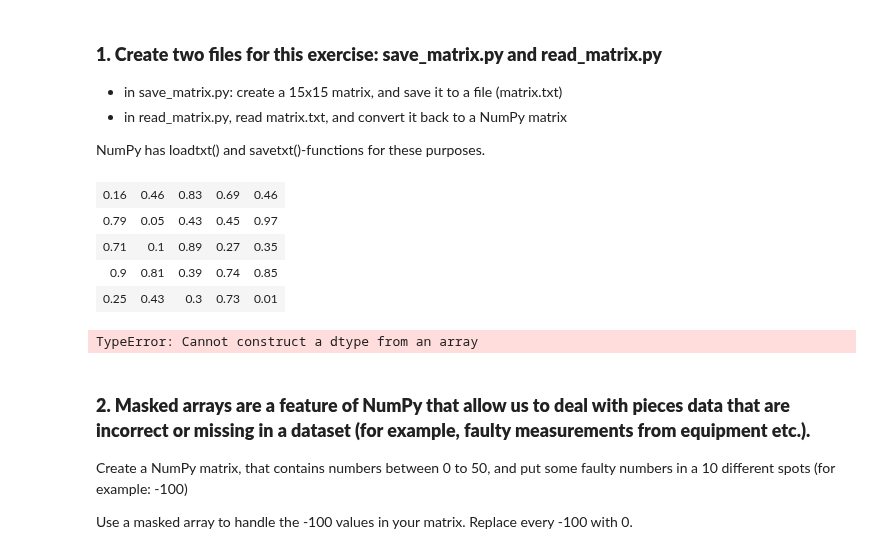
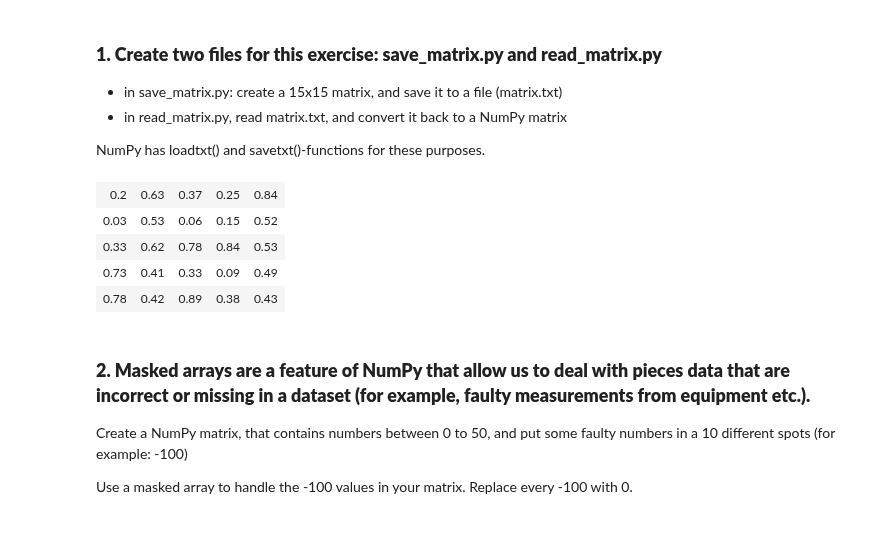
Before and after one commit to jehuhta/Intro_Data_Analytics_Huhta_Jeremy_Spring2025, a Jupyter notebook: DataAnalyticsExerciseSet1.ipynb, the cells around one changed output. Cells and saved outputs as stored; diff of their text form; code cells hidden in the pictures.

```diff
--- a/DataAnalyticsExerciseSet1.ipynb
+++ b/DataAnalyticsExerciseSet1.ipynb
@@ -714,17 +808,13 @@ int(sum_all)
 NumPy has loadtxt() and savetxt()-functions for these purposes.
 # %%
 # advanced extra exercise 1
-matrix = np.random.rand(5,5)
-np.round(matrix,2)
+
+# Creating a random matrix.
+data = np.random.rand(5,5)
+np.round(data,2)
 # %% [output]
-| 0.16 | 0.46 | 0.83 | 0.69 | 0.46 |
-| 0.79 | 0.05 | 0.43 | 0.45 | 0.97 |
-| 0.71 | 0.1 | 0.89 | 0.27 | 0.35 |
-| 0.9 | 0.81 | 0.39 | 0.74 | 0.85 |
-| 0.25 | 0.43 | 0.3 | 0.73 | 0.01 |
+| 0.2 | 0.63 | 0.37 | 0.25 | 0.84 |
+| 0.03 | 0.53 | 0.06 | 0.15 | 0.52 |
+| 0.33 | 0.62 | 0.78 | 0.84 | 0.53 |
+| 0.73 | 0.41 | 0.33 | 0.09 | 0.49 |
+| 0.78 | 0.42 | 0.89 | 0.38 | 0.43 |
-# %%
-np.savetxt('matrix.txt', matrix, delimiter =', ')
-matrix = np.loadtxt('matrix.txt', matrix, delimiter =', ')
-np.round(matrix,2)
-# %% [output]
-TypeError: Cannot construct a dtype from an array
```
Also changed, not shown: parts of 19 cells of this notebook.
